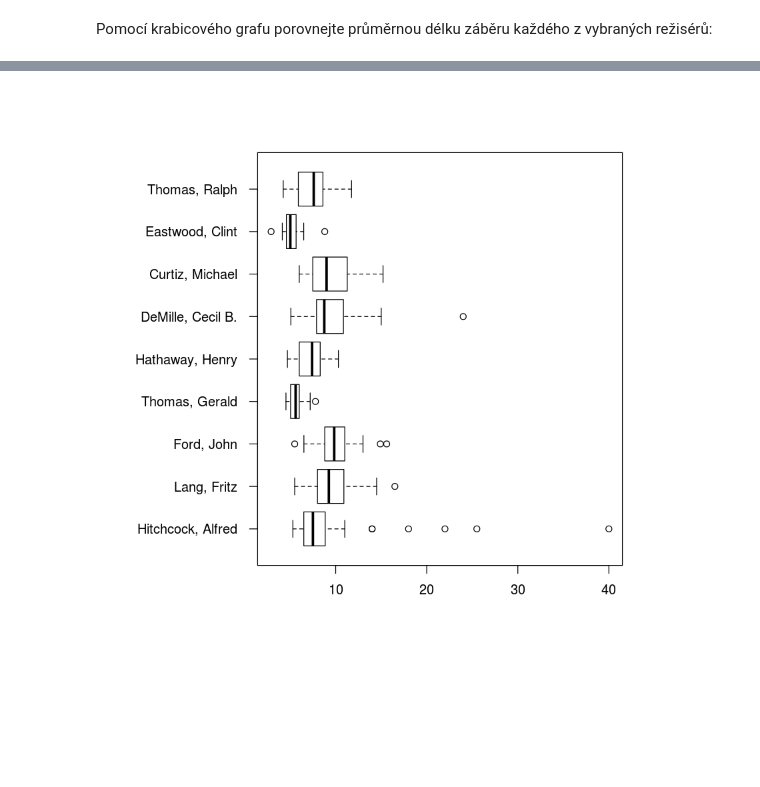
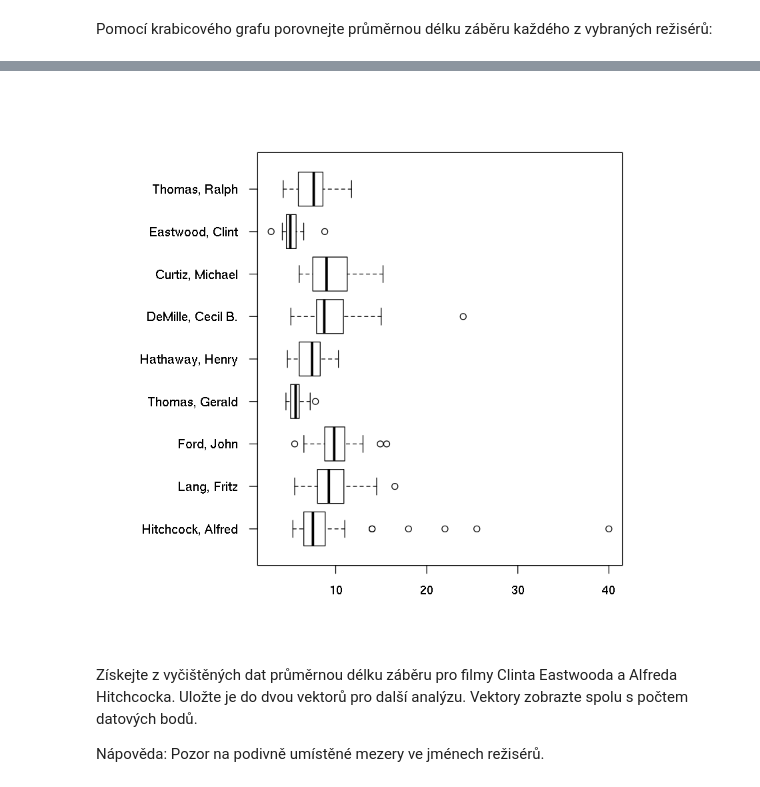
Before and after one commit to lich-uct/r_tutorial, a Jupyter notebook: procvicovani/ulohy_reseni.ipynb, the cells around one changed output, grey strips where cells are left out. Saved outputs shown, nothing was run; the diff lists cells and outputs as text; code cells hidden in the pictures; blank space fills up the shorter version.

```diff
--- a/procvicovani/ulohy_reseni.ipynb
+++ b/procvicovani/ulohy_reseni.ipynb
@@ -339,8 +382,13 @@ boxplot(result[directors_25plus])
 # %%
 op <- par(mar = c(5, 10, 4, 2) + 0.1)
 boxplot(result[directors_25plus], las = 1, horizontal = T)
+par(op)
 # %% [output]
-[figure, old version]
+[figure, new version]
+# %% [markdown]
+Získejte z vyčištěných dat průměrnou délku záběru pro filmy Clinta Eastwooda a Alfreda Hitchcocka. Uložte je do dvou vektorů pro další analýzu. Vektory zobrazte spolu s počtem datových bodů.
+
+Nápověda: Pozor na podivně umístěné mezery ve jménech režisérů.
 # %%
 eastwood <- result[["Eastwood, Clint "]]
 hitchcock <- result[["Hitchcock, Alfred "]]
```
Also changed, not shown: parts of 35 cells of this notebook.
